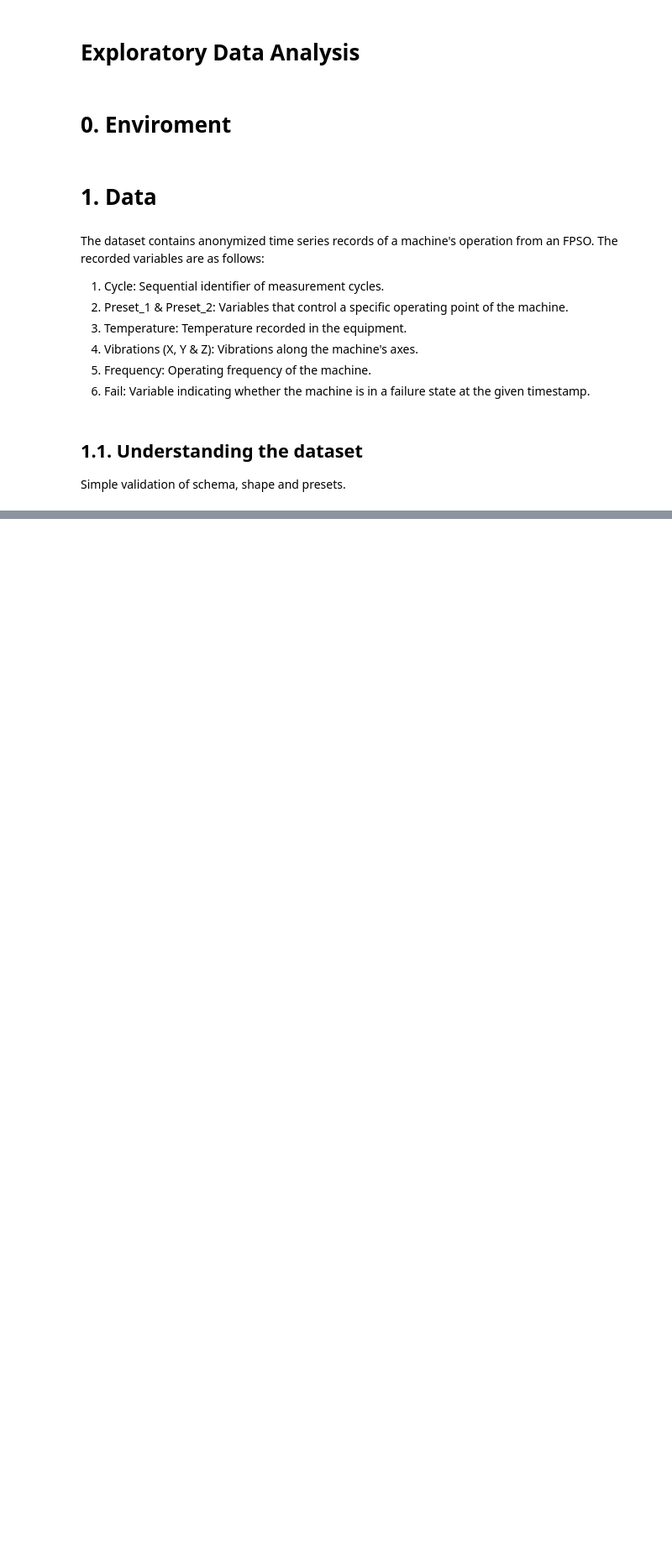
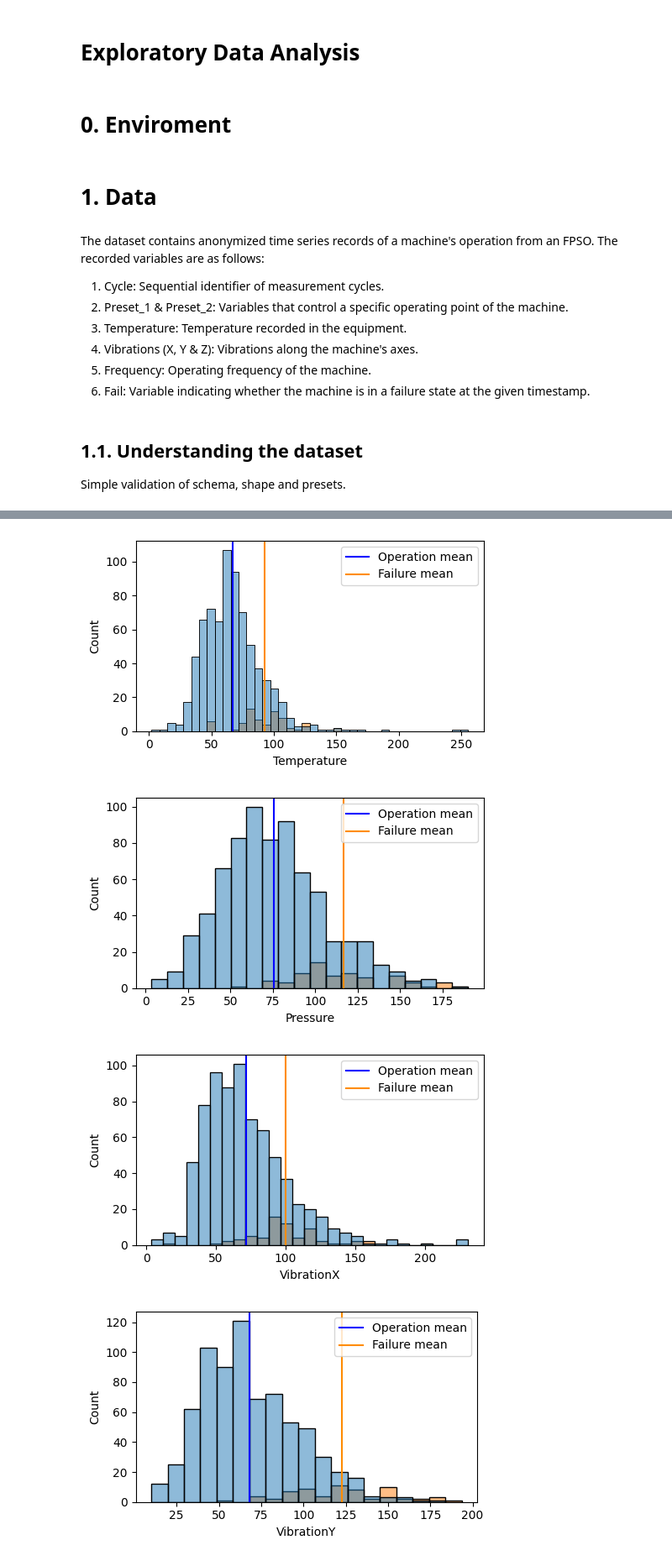
Before and after one commit to daniel64bit/failure-detection, a Jupyter notebook: notebooks/01_eda.ipynb, the cells around one changed output, grey strips where cells are left out. Shown: that part at 84% size. Cells and saved outputs as stored; diff of their text form; code cells hidden in the pictures; blank space fills up the shorter version.

```diff
--- a/notebooks/01_eda.ipynb
+++ b/notebooks/01_eda.ipynb
@@ -85,0 +105,10 @@ Name: count, dtype: int64
+# %%
+# Defining features
+features = [
+    "Temperature",
+    "Pressure",
+    "VibrationX",
+    "VibrationY",
+    "VibrationZ",
+    "Frequency",
+]
@@ -85,0 +129,25 @@ Name: count, dtype: int64
+# %%
+for feature in features:
+    mean = df_vessel.groupby("Fail")[feature].mean()
+    op_mean = mean.loc[False]
+    fail_mean = mean.loc[True]
+
+    plt.figure(figsize=(5, 3))
+    sns.histplot(
+        data=df_vessel,
+        x=feature,
+        hue="Fail",
+    )
+
+    plt.axvline(op_mean, color="blue")
+    plt.axvline(fail_mean, color="darkorange")
+
+    plt.legend([f"Operation mean", f"Failure mean"])
+
+    plt.tight_layout()
+    plt.show()
+# %% [output]
+[figure, added]
+[figure, added]
+[figure, added]
+[figure, added]
```
Also changed, not shown: parts of 6 cells of this notebook.
